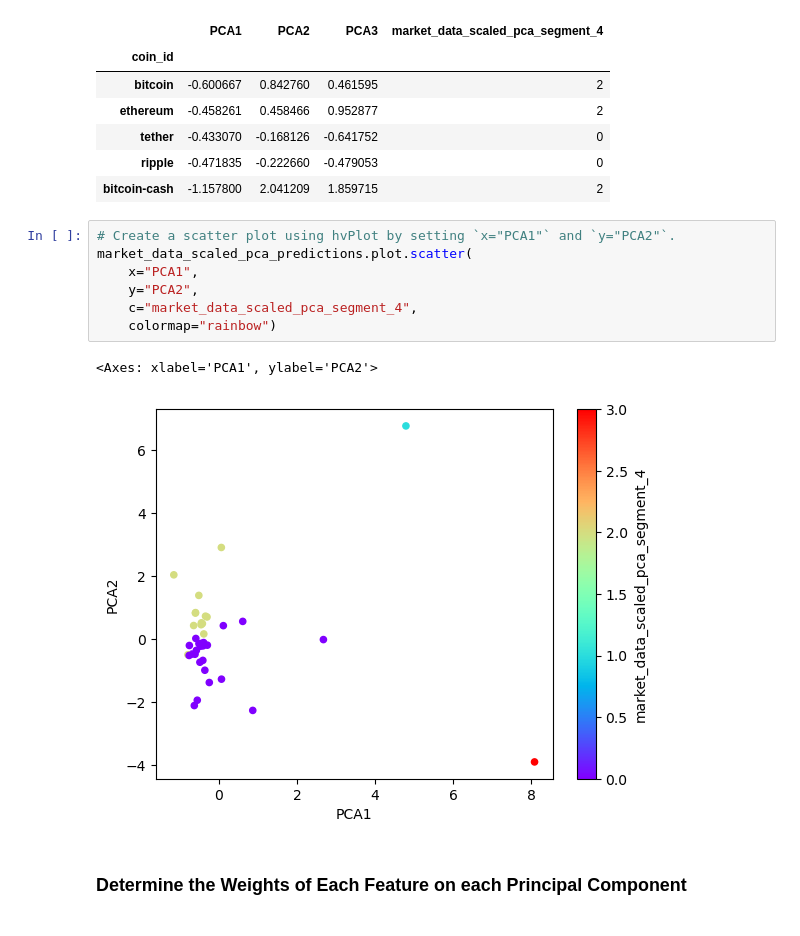
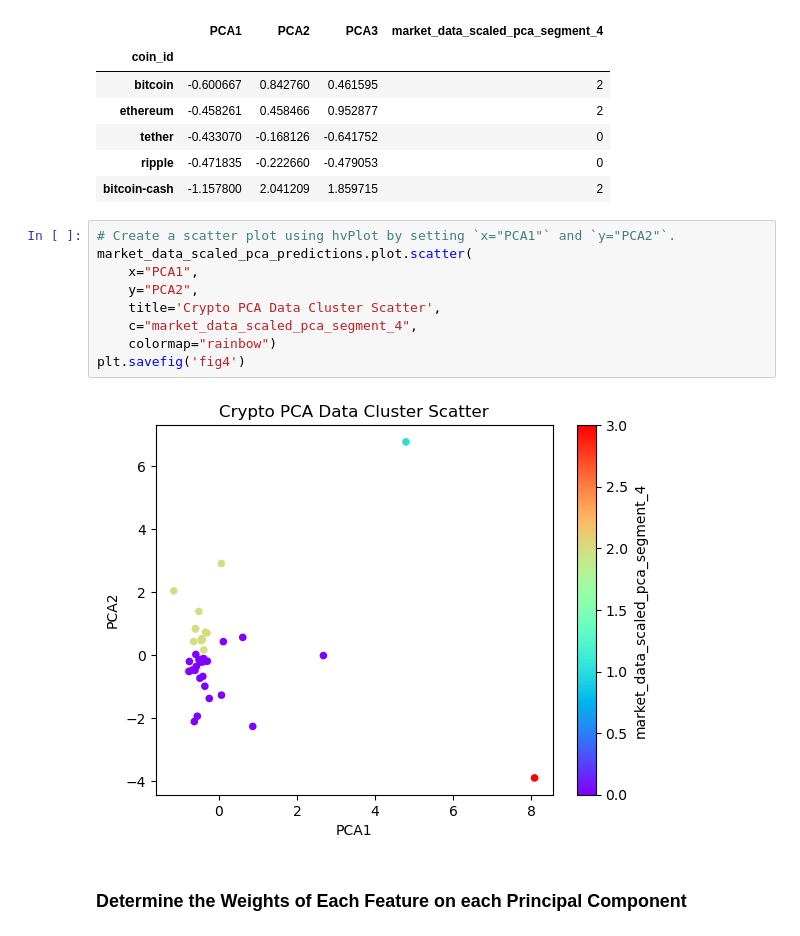
Before and after one commit to awm66/CryptoClustering, a Jupyter notebook: Crypto_Clustering.ipynb, the cells around one changed output. Saved outputs shown, nothing was run; the diff lists cells and outputs as text.

```diff
--- a/Crypto_Clustering.ipynb
+++ b/Crypto_Clustering.ipynb
@@ -339,13 +342,14 @@ market_data_scaled_pca_predictions.head()
 # %%
 # Create a scatter plot using hvPlot by setting `x="PCA1"` and `y="PCA2"`.
 market_data_scaled_pca_predictions.plot.scatter(
     x="PCA1",
     y="PCA2",
+    title='Crypto PCA Data Cluster Scatter',
     c="market_data_scaled_pca_segment_4",
     colormap="rainbow")
+plt.savefig('fig4')
 # %% [output]
-<Axes: xlabel='PCA1', ylabel='PCA2'>
-[figure, old version]
+[figure, new version]
 # %% [markdown]
 ### Determine the Weights of Each Feature on each Principal Component
 # %%
```
Also changed, not shown: parts of 4 cells of this notebook, 5 other files.
